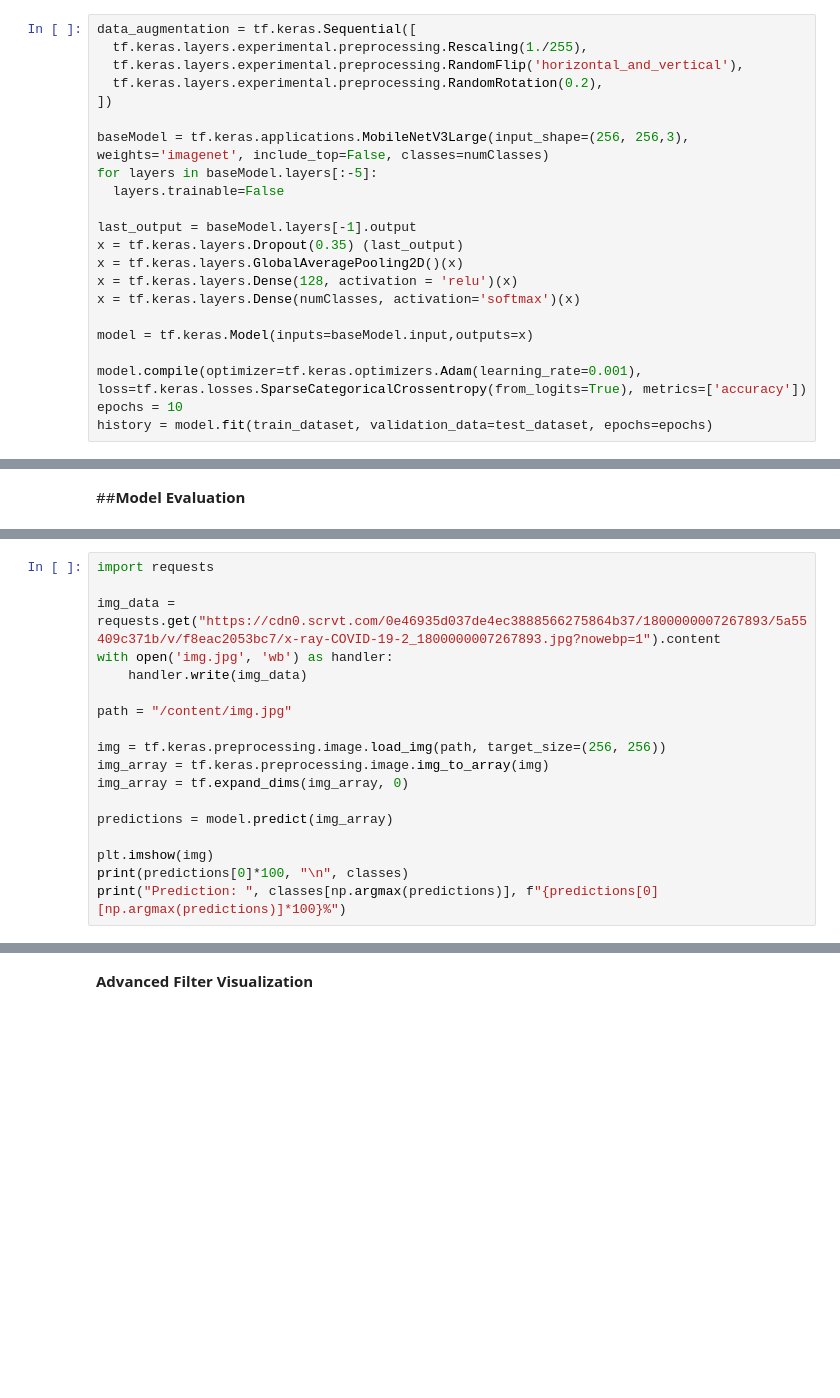
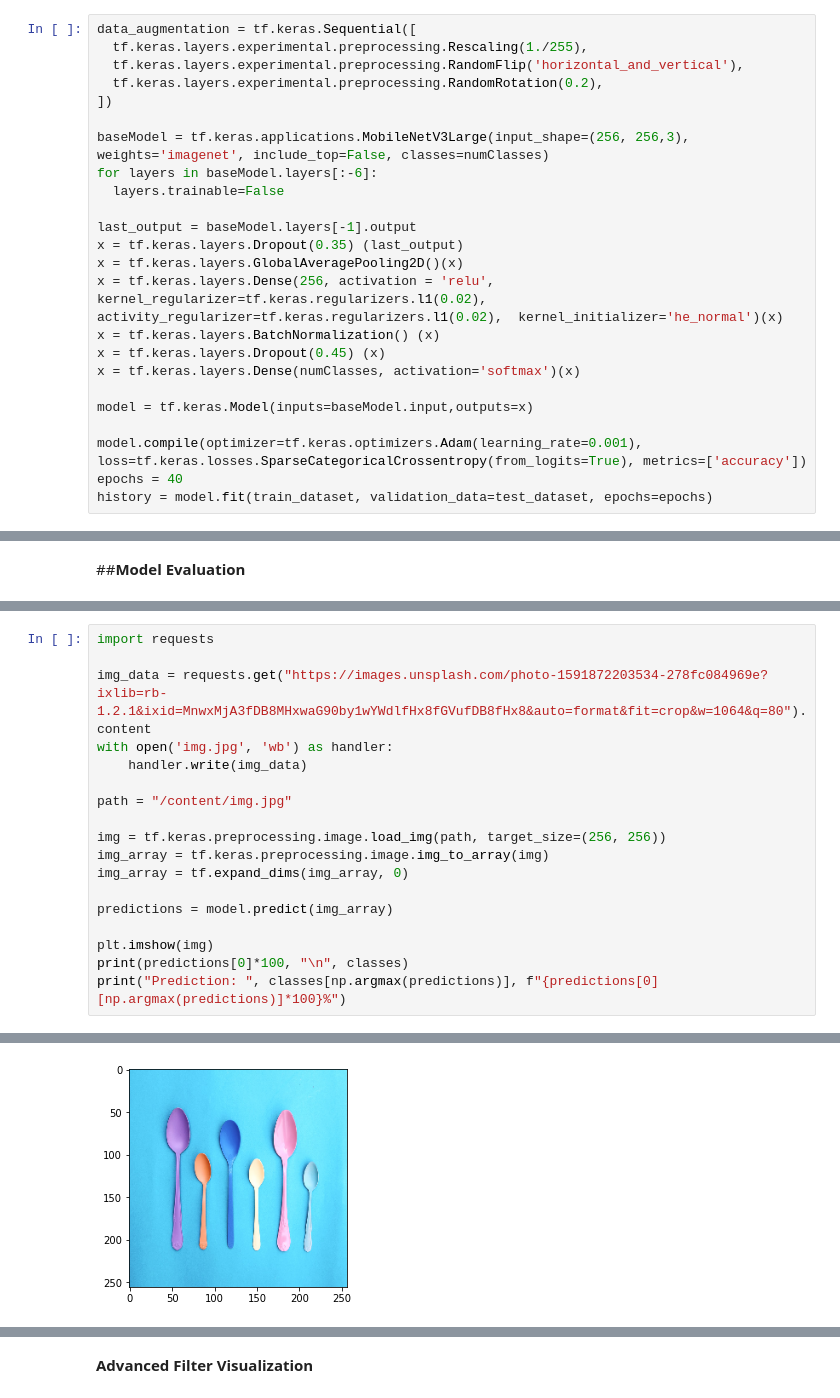
Before and after one commit to cardstdani/WasteClassificationNeuralNetwork, a Jupyter notebook: WasteClassification.ipynb, the cells around one changed output, grey strips where cells are left out. Cells and saved outputs as stored; diff of their text form; blank space fills up the shorter version.

```diff
--- a/WasteClassification.ipynb
+++ b/WasteClassification.ipynb
@@ -51,19 +75,21 @@ data_augmentation = tf.keras.Sequential([
 ])
 
 baseModel = tf.keras.applications.MobileNetV3Large(input_shape=(256, 256,3), weights='imagenet', include_top=False, classes=numClasses)
-for layers in baseModel.layers[:-5]:
+for layers in baseModel.layers[:-6]:
   layers.trainable=False
 
 last_output = baseModel.layers[-1].output
 x = tf.keras.layers.Dropout(0.35) (last_output)
 x = tf.keras.layers.GlobalAveragePooling2D()(x)
-x = tf.keras.layers.Dense(128, activation = 'relu')(x)
+x = tf.keras.layers.Dense(256, activation = 'relu', kernel_regularizer=tf.keras.regularizers.l1(0.02), activity_regularizer=tf.keras.regularizers.l1(0.02),  kernel_initializer='he_normal')(x)
+x = tf.keras.layers.BatchNormalization() (x)
+x = tf.keras.layers.Dropout(0.45) (x)
 x = tf.keras.layers.Dense(numClasses, activation='softmax')(x)
 
 model = tf.keras.Model(inputs=baseModel.input,outputs=x)
 
 model.compile(optimizer=tf.keras.optimizers.Adam(learning_rate=0.001), loss=tf.keras.losses.SparseCategoricalCrossentropy(from_logits=True), metrics=['accuracy'])
-epochs = 10
+epochs = 40
 history = model.fit(train_dataset, validation_data=test_dataset, epochs=epochs)
 # %% [output]
 WARNING:tensorflow:`input_shape` is undefined or non-square, or `rows` is not 224. Weights for input shape (224, 224) will be loaded as the default.
@@ -84,7 +133,7 @@ plt.show()
 # %%
 import requests
 
-img_data = requests.get("https://cdn0.scrvt.com/0e46935d037de4ec3888566275864b37/1800000007267893/5a55409c371b/v/f8eac2053bc7/x-ray-COVID-19-2_1800000007267893.jpg?nowebp=1").content
+img_data = requests.get("https://images.unsplash.com/photo-1591872203534-278fc084969e?ixlib=rb-1.2.1&ixid=MnwxMjA3fDB8MHxwaG90by1wYWdlfHx8fGVufDB8fHx8&auto=format&fit=crop&w=1064&q=80").content
 with open('img.jpg', 'wb') as handler:
     handler.write(img_data)
 
@@ -99,3 +148,4 @@ predictions = model.predict(img_array)
 plt.imshow(img)
 print(predictions[0]*100, "\n", classes)
 print("Prediction: ", classes[np.argmax(predictions)], f"{predictions[0][np.argmax(predictions)]*100}%")
+# %% [output]
@@ -102,3 +156,4 @@ print("Prediction: ", classes[np.argmax(predictions)], f"{predictions[0][np.argm
+[figure, added]
 # %%
 def plot_confusion_matrix(cm, target_names, cmap=None):
     import matplotlib.pyplot as plt
```
Also changed, not shown: parts of 9 cells of this notebook.
